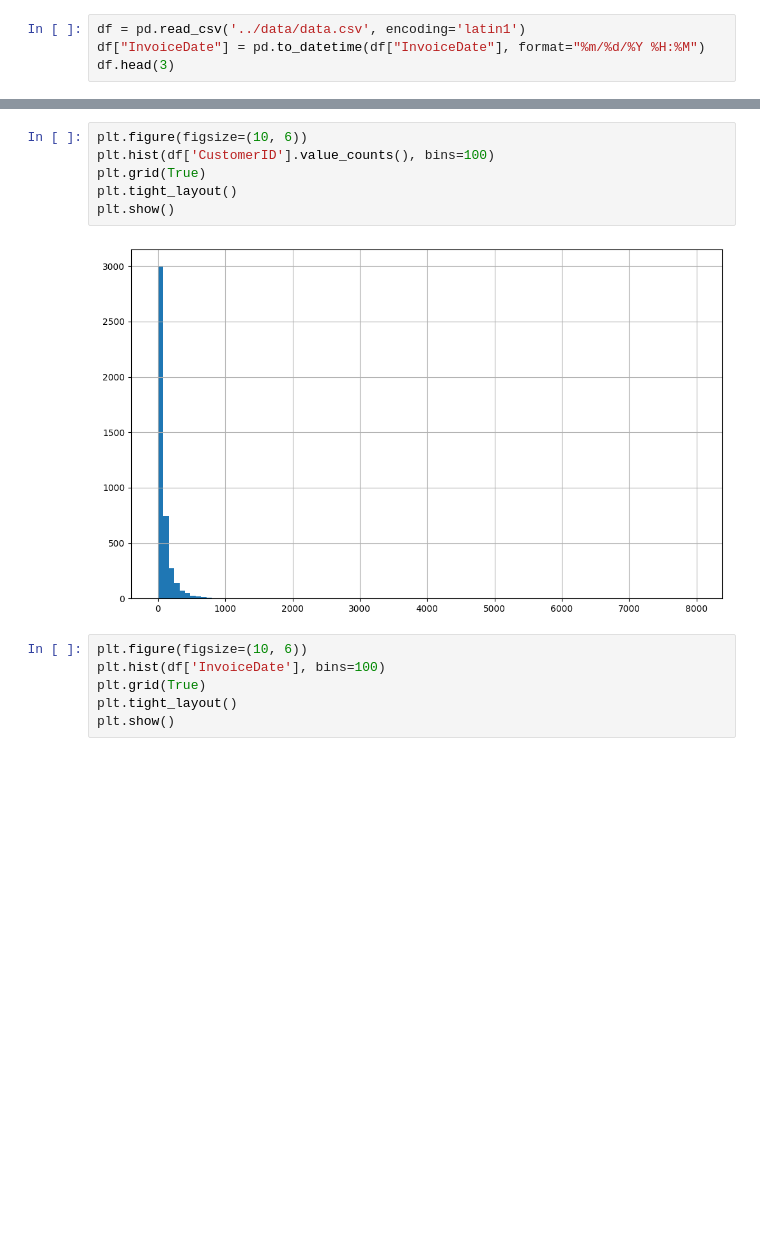
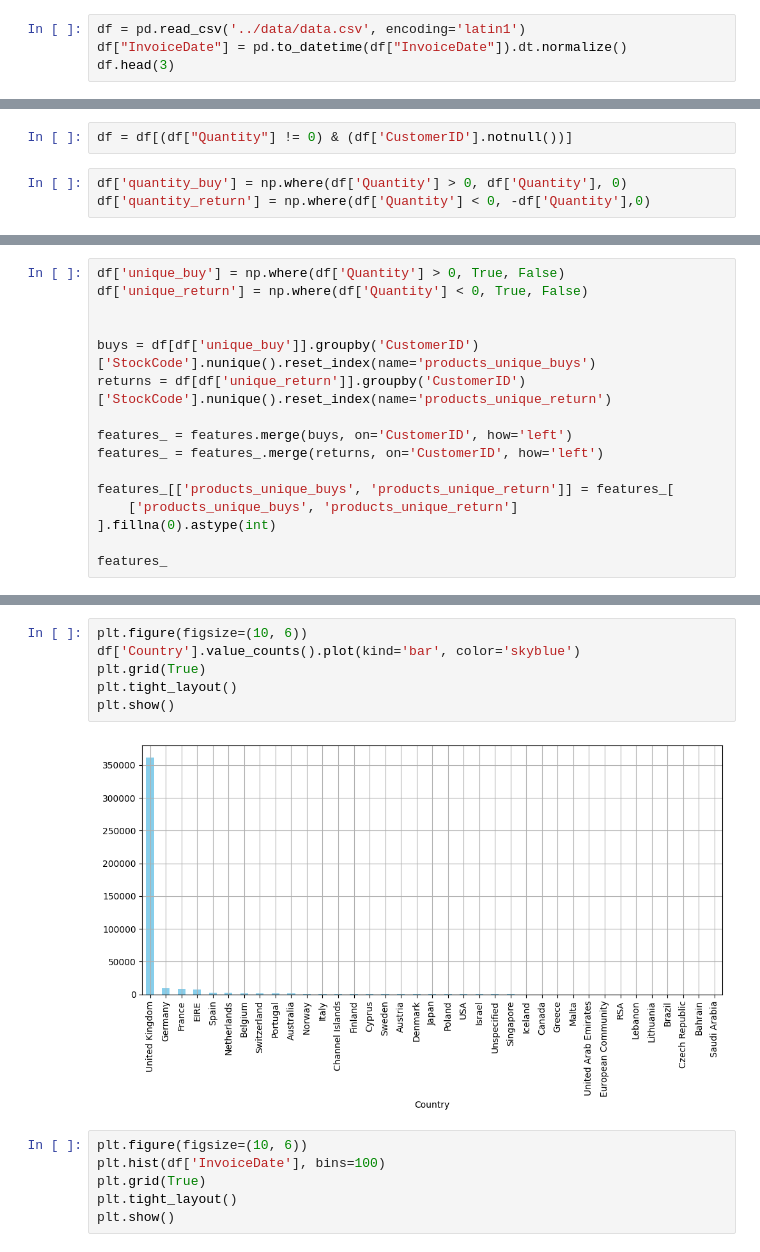
Before and after one commit to Leonel481/mlops-dtc-project, a Jupyter notebook: dev/churn.ipynb, the cells around one changed output, grey strips where cells are left out. Drawn from its saved outputs; the diff is of its cells as text; blank space fills up the shorter version.

```diff
--- a/dev/churn.ipynb
+++ b/dev/churn.ipynb
@@ -3,7 +4,7 @@ import pandas as pd
 import matplotlib.pyplot as plt
 # %%
 df = pd.read_csv('../data/data.csv', encoding='latin1')
-df["InvoiceDate"] = pd.to_datetime(df["InvoiceDate"], format="%m/%d/%Y %H:%M")
+df["InvoiceDate"] = pd.to_datetime(df["InvoiceDate"]).dt.normalize()
 df.head(3)
 # %% [output]
 |  | InvoiceNo | StockCode | Description | Quantity | InvoiceDate | UnitPrice | CustomerID | Country |
@@ -58,0 +32,5 @@ Name: count, Length: 4372, dtype: int64
+# %%
+df = df[(df["Quantity"] != 0) & (df['CustomerID'].notnull())]
+# %%
+df['quantity_buy'] = np.where(df['Quantity'] > 0, df['Quantity'], 0)
+df['quantity_return'] = np.where(df['Quantity'] < 0, -df['Quantity'],0)
@@ -65,0 +107,16 @@ df.loc[(df['CustomerID'] == 18184)
+# %%
+df['unique_buy'] = np.where(df['Quantity'] > 0, True, False)
+df['unique_return'] = np.where(df['Quantity'] < 0, True, False)
+
+
+buys = df[df['unique_buy']].groupby('CustomerID')['StockCode'].nunique().reset_index(name='products_unique_buys')
+returns = df[df['unique_return']].groupby('CustomerID')['StockCode'].nunique().reset_index(name='products_unique_return')
+
+features_ = features.merge(buys, on='CustomerID', how='left')
+features_ = features_.merge(returns, on='CustomerID', how='left')
+
+features_[['products_unique_buys', 'products_unique_return']] = features_[
+    ['products_unique_buys', 'products_unique_return']
+].fillna(0).astype(int)
+
+features_
@@ -66,11 +281,11 @@ df.loc[(df['CustomerID'] == 18184)
 # %%
 plt.figure(figsize=(10, 6))
-plt.hist(df['CustomerID'].value_counts(), bins=100)
+df['Country'].value_counts().plot(kind='bar', color='skyblue')
 plt.grid(True)
 plt.tight_layout()
 plt.show()
 # %% [output]
-[figure, old version]
+[figure, new version]
 # %%
 plt.figure(figsize=(10, 6))
 plt.hist(df['InvoiceDate'], bins=100)
```
Also changed, not shown: parts of 23 cells of this notebook.
